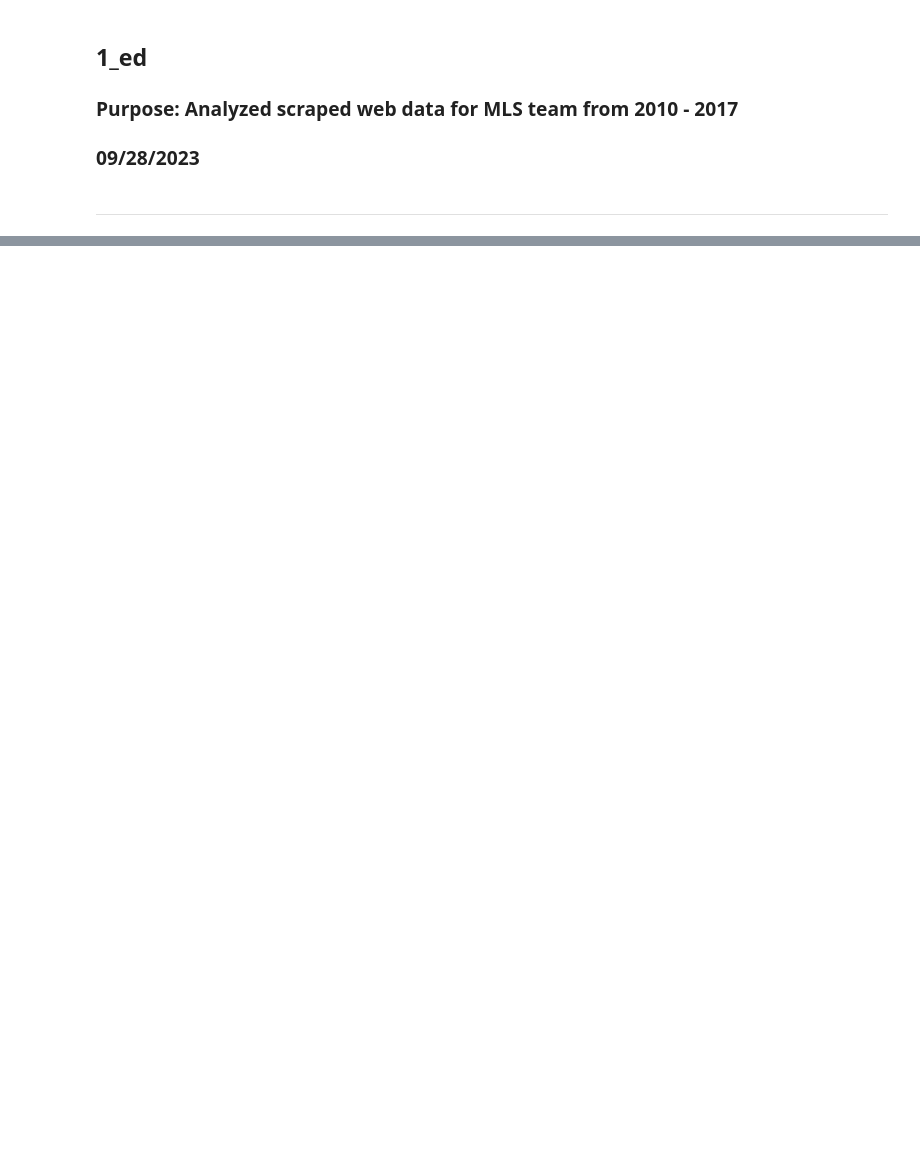
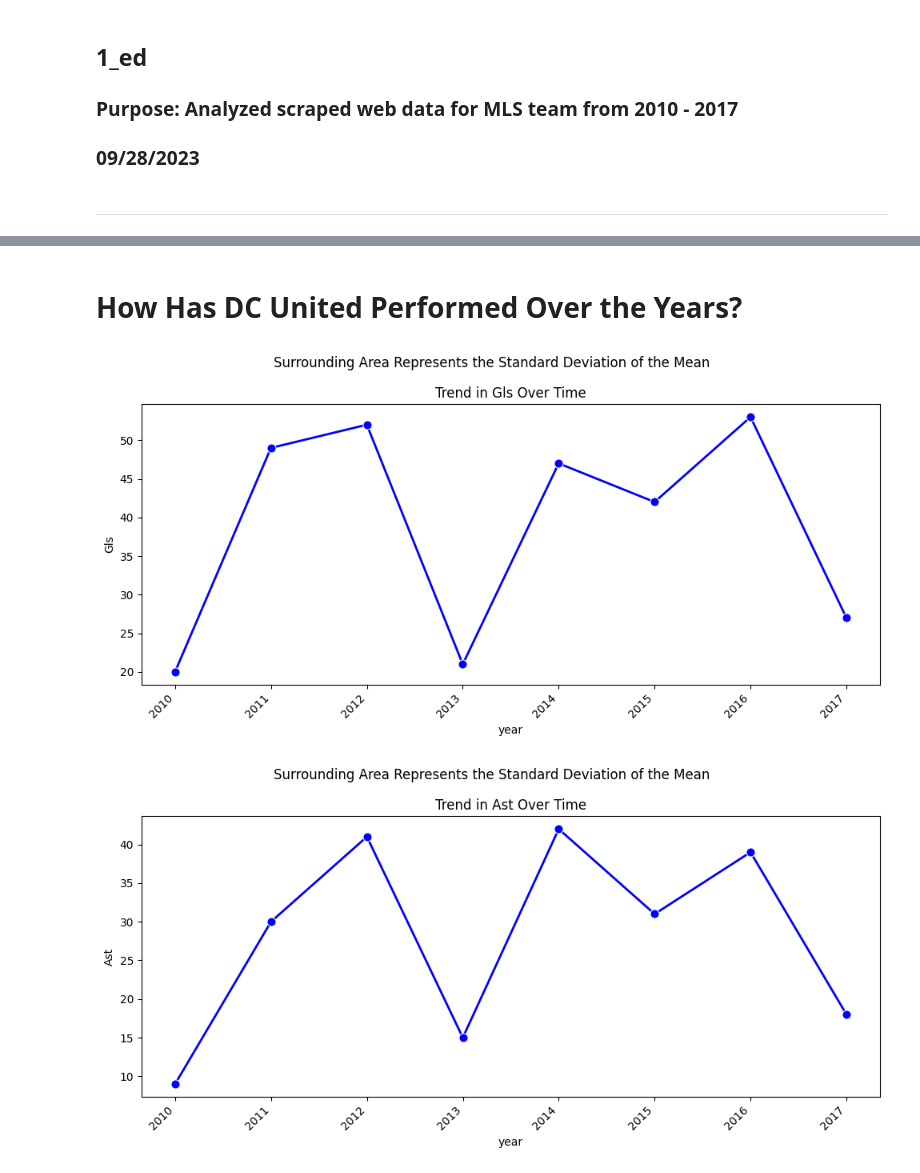
Before and after one commit to mngoh/mlsModel, a Jupyter notebook: 1_eda.ipynb, the cells around one changed output, grey strips where cells are left out. Cells and saved outputs as stored; diff of their text form; code cells hidden in the pictures; blank space fills up the shorter version.

```diff
--- a/1_eda.ipynb
+++ b/1_eda.ipynb
@@ -32,0 +56,13 @@ b_plot(df, x = 'Squad', y='Age')
+# %% [markdown]
+# How Has DC United Performed Over the Years?
+# %%
+# Get By DCU
+dcu = df[df['Squad'] == 'D.C. United']
+dcu = dcu[['Gls', 'Ast', 'year', 'Age']]
+# %%
+# Plots
+for y in dcu[['Gls', 'Ast', 'Age']].columns:
+    l_plot(df=dcu, x = 'year', y=y)
+# %% [output]
+[figure, added]
+[figure, added]
```
Also changed, not shown: parts of 8 cells of this notebook, 1 other file.
